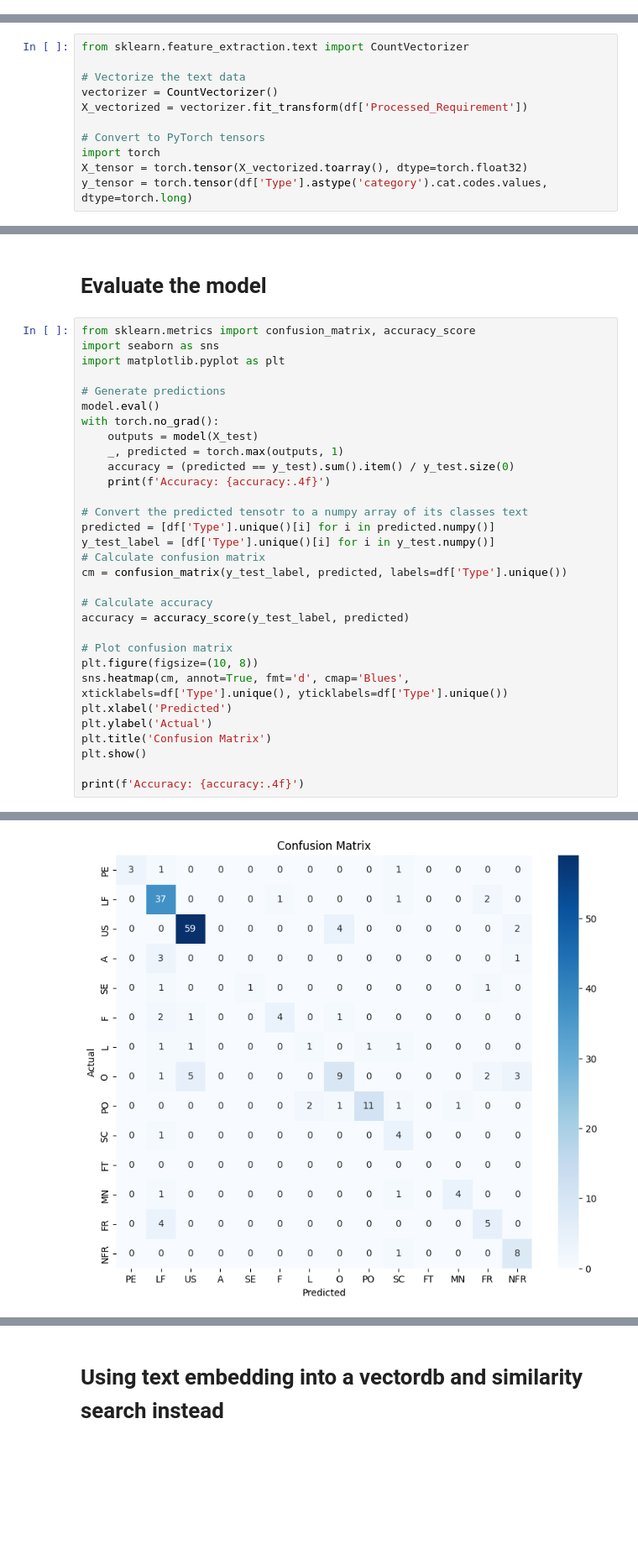
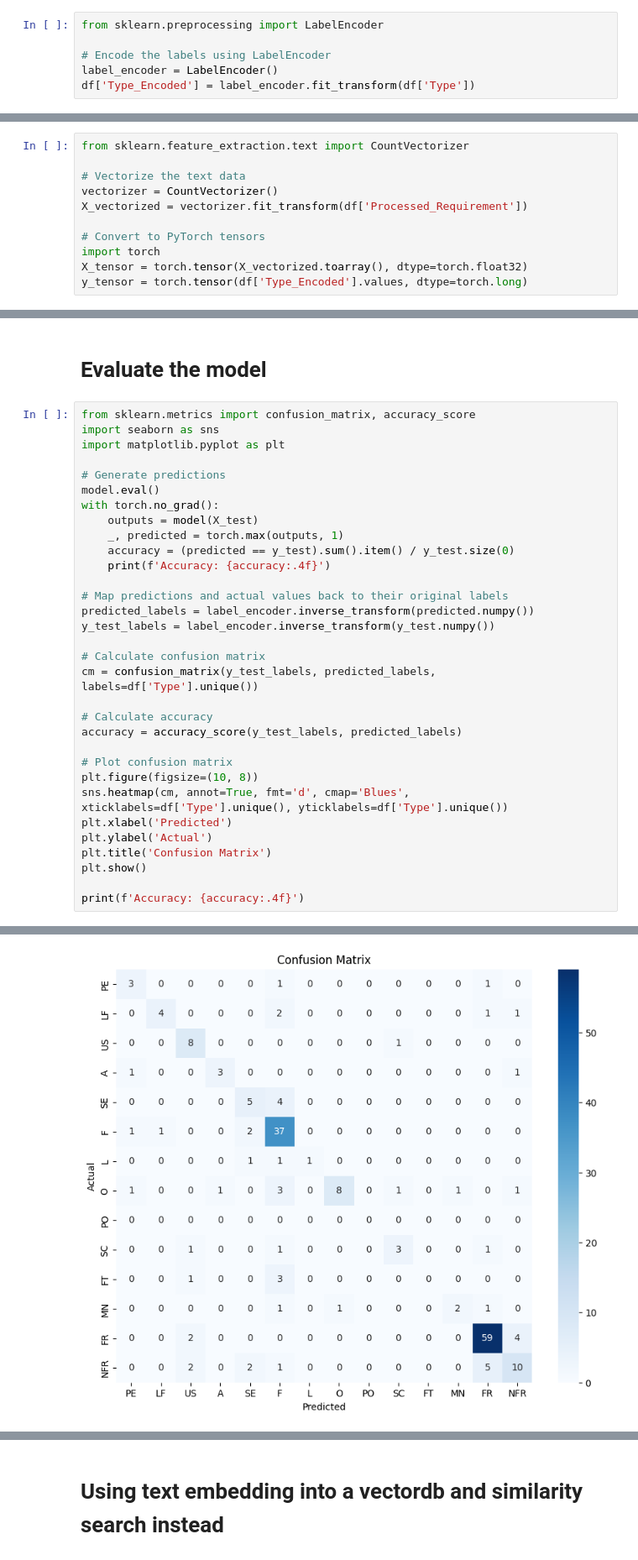
Before and after one commit to GrantGuernsey/Nonfunctional-Requirements-Classification, a Jupyter notebook: ProjectCode.ipynb, the cells around one changed output, grey strips where cells are left out. Shown at 84% size. Drawn from its saved outputs; the diff is of its cells as text; blank space fills up the shorter version.

Commit message:
Fixed first confusion matrix

```diff
--- a/ProjectCode.ipynb
+++ b/ProjectCode.ipynb
@@ -165,4 +162,10 @@ df['Processed_Requirement'] = df['Requirement'].apply(preprocess_text)
 [nltk_data]   Package wordnet is already up-to-date!
+# %%
+from sklearn.preprocessing import LabelEncoder
+
+# Encode the labels using LabelEncoder
+label_encoder = LabelEncoder()
+df['Type_Encoded'] = label_encoder.fit_transform(df['Type'])
 # %% [markdown]
 # Convert the text into numerical format
 # %%
@@ -175,7 +178,7 @@ X_vectorized = vectorizer.fit_transform(df['Processed_Requirement'])
 # Convert to PyTorch tensors
 import torch
 X_tensor = torch.tensor(X_vectorized.toarray(), dtype=torch.float32)
-y_tensor = torch.tensor(df['Type'].astype('category').cat.codes.values, dtype=torch.long)
+y_tensor = torch.tensor(df['Type_Encoded'].values, dtype=torch.long)
 # %% [markdown]
 # Create the pytorch model to classify the data
 # %%
@@ -264,14 +267,15 @@ with torch.no_grad():
     accuracy = (predicted == y_test).sum().item() / y_test.size(0)
     print(f'Accuracy: {accuracy:.4f}')
 
-# Convert the predicted tensotr to a numpy array of its classes text
-predicted = [df['Type'].unique()[i] for i in predicted.numpy()]
-y_test_label = [df['Type'].unique()[i] for i in y_test.numpy()]
+# Map predictions and actual values back to their original labels
+predicted_labels = label_encoder.inverse_transform(predicted.numpy())
+y_test_labels = label_encoder.inverse_transform(y_test.numpy())
+
 # Calculate confusion matrix
-cm = confusion_matrix(y_test_label, predicted, labels=df['Type'].unique())
+cm = confusion_matrix(y_test_labels, predicted_labels, labels=df['Type'].unique())
 
 # Calculate accuracy
-accuracy = accuracy_score(y_test_label, predicted)
+accuracy = accuracy_score(y_test_labels, predicted_labels)
 
 # Plot confusion matrix
 plt.figure(figsize=(10, 8))
@@ -287 +291 @@ Accuracy: 0.7449
-[figure, old version]
+[figure, new version]
```
Also changed, not shown: parts of 4 cells of this notebook.
